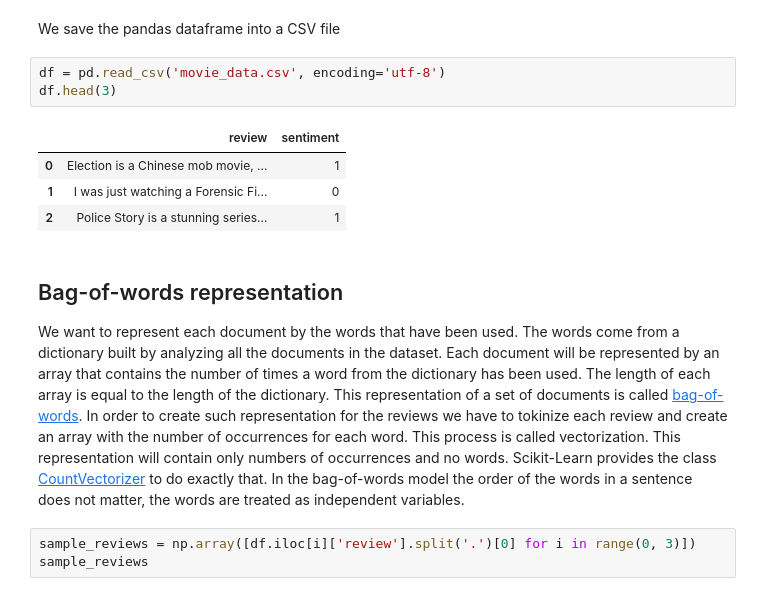
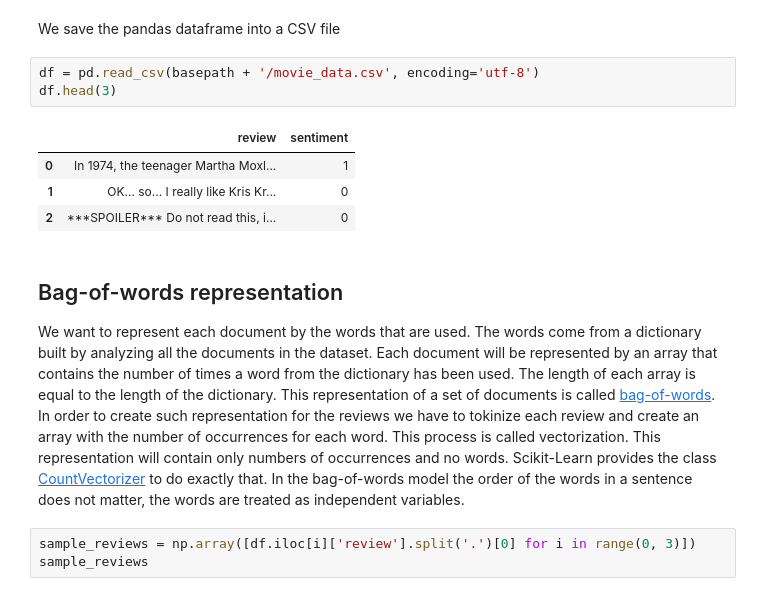
Before and after one commit to luigiselmi/dlwpt_nb, a Jupyter notebook: pml3/sentiment_analysis.ipynb, the cells around one changed output. Cells and saved outputs as stored; diff of their text form.

```diff
--- a/pml3/sentiment_analysis.ipynb
+++ b/pml3/sentiment_analysis.ipynb
@@ -46,16 +46,16 @@ df.shape
 # %% [markdown]
 We save the pandas dataframe into a CSV file
 # %%
-df = pd.read_csv('movie_data.csv', encoding='utf-8')
+df = pd.read_csv(basepath + '/movie_data.csv', encoding='utf-8')
 df.head(3)
 # %% [output]
 |  | review | sentiment |
-| 0 | Election is a Chinese mob movie, ... | 1 |
-| 1 | I was just watching a Forensic Fi... | 0 |
-| 2 | Police Story is a stunning series... | 1 |
+| 0 | In 1974, the teenager Martha Moxl... | 1 |
+| 1 | OK... so... I really like Kris Kr... | 0 |
+| 2 | ***SPOILER*** Do not read this, i... | 0 |
 # %% [markdown]
 ## Bag-of-words representation
-We want to represent each document by the words that have been used. The words come from a dictionary built by analyzing all the documents in the dataset. Each document will be represented by an array that contains the number of times a word from the dictionary has been used. The length of each array is equal to the length of the dictionary. This representation of a set of documents is called [bag-of-words](). In order to create such representation for the reviews we have to tokinize each review and create an array with the number of occurrences for each word. This process is called vectorization. This representation will contain only numbers of occurrences and no words. Scikit-Learn provides the class [CountVectorizer](https://scikit-learn.org/stable/modules/feature_extraction.html#text-feature-extraction) to do exactly that. In the bag-of-words model the order of the words in a sentence does not matter, the words are treated as independent variables.
+We want to represent each document by the words that are used. The words come from a dictionary built by analyzing all the documents in the dataset. Each document will be represented by an array that contains the number of times a word from the dictionary has been used. The length of each array is equal to the length of the dictionary. This representation of a set of documents is called [bag-of-words](). In order to create such representation for the reviews we have to tokinize each review and create an array with the number of occurrences for each word. This process is called vectorization. This representation will contain only numbers of occurrences and no words. Scikit-Learn provides the class [CountVectorizer](https://scikit-learn.org/stable/modules/feature_extraction.html#text-feature-extraction) to do exactly that. In the bag-of-words model the order of the words in a sentence does not matter, the words are treated as independent variables.
 # %%
 sample_reviews = np.array([df.iloc[i]['review'].split('.')[0] for i in range(0, 3)])
 sample_reviews
```
Also changed, not shown: parts of 39 cells of this notebook.
